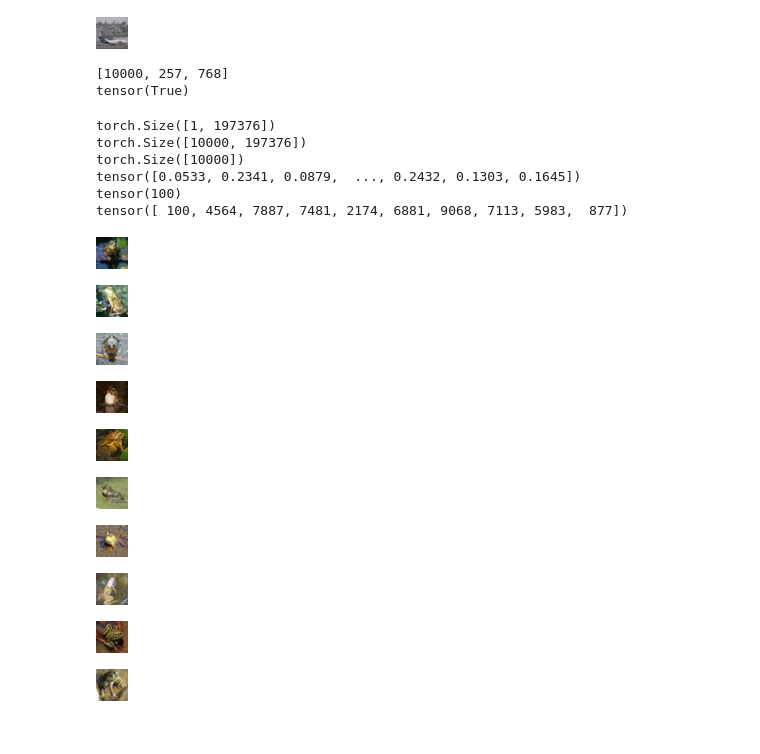
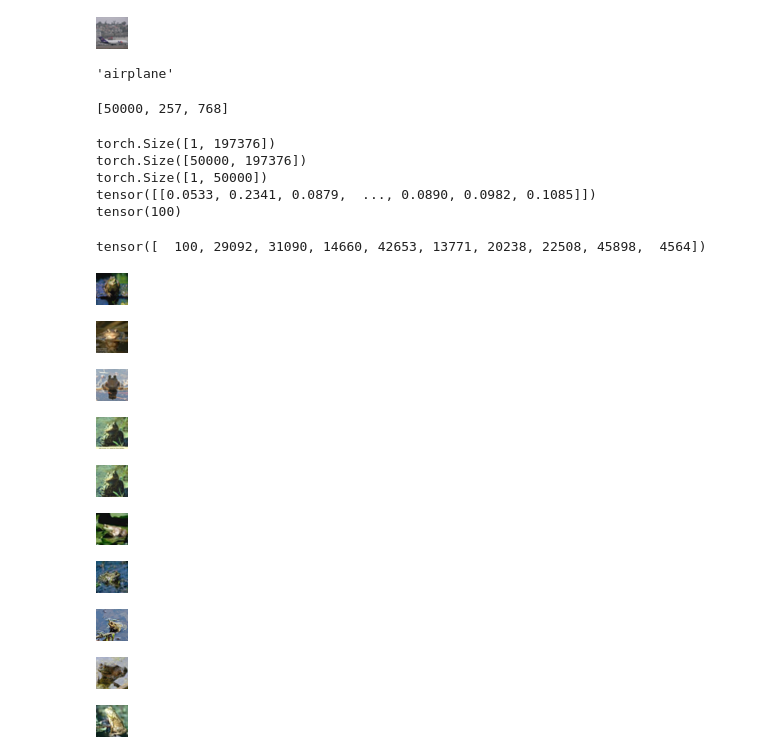
Before and after one commit to Naterjack/Data-Attribution-for-Stable-Diffusion, a Jupyter notebook: DINO_conversion.ipynb, the cells around one changed output. Drawn from its saved outputs; the diff is of its cells as text; code cells hidden in the pictures.

Commit message:
Fix conversion to use whole dataset

```diff
--- a/DINO_conversion.ipynb
+++ b/DINO_conversion.ipynb
@@ -19,11 +41,15 @@ dataset["image"][0]
 # %% [output]
 [figure]
+# %%
+dataset[0]["label_txt"]
+# %% [output]
+'airplane'
 # %%
 from transformers import AutoImageProcessor, Dinov2Model
 
 import torch
 
-image = dataset["image"][0]
+image = dataset[0]["image"]
 
 image_processor = AutoImageProcessor.from_pretrained("facebook/dinov2-base")
 
@@ -33,21 +59,22 @@ SAVE=False
 
 if SAVE:
 
-    last_hidden_states = torch.zeros(10000,257,768)
+    last_hidden_states = torch.zeros(50000,257,768)
 
     set_size = 1000
-    dataset_size = 10000
+    dataset_size = 50000
 
     for i in range(0,dataset_size//set_size):
         a=i*set_size
         b=(i+1)*set_size
 
-        input_set = image_processor(dataset["image"][a:b], return_tensors="pt")
+        input_set = image_processor(dataset[a:b]["image"], return_tensors="pt")
 
         with torch.no_grad():
             outputs = model(**input_set)
 
         last_hidden_states[a:b] = outputs.last_hidden_state
+        print(f"Completed {(i+1)*set_size} of {dataset_size} images")
 
     print(list(last_hidden_states.shape))
 
@@ -56,12 +83,11 @@ if SAVE:
 dino_cifar10 = torch.load("dino_cifar10.pt")
 print(list(dino_cifar10.shape))
 
-dino_cifar10 = dino_cifar10.reshape(10000,257*768)
+dino_cifar10 = dino_cifar10.reshape(50000,257*768)
 # %% [output]
-[10000, 257, 768]
-tensor(True)
+[50000, 257, 768]
 # %%
-image = dataset["image"][100]
+image = dataset[100]["image"]
 input_image = image_processor(image, return_tensors="pt")
 
 with torch.no_grad():
@@ -76,32 +102,41 @@ print(dino_cifar10.shape)
 
 cosine_similarity = torch.nn.CosineSimilarity(dim=1)
 
-c = cosine_similarity(last_hidden_state,dino_cifar10)
-#c = cosine_similarity(last_hidden_state,dino_cifar10[1])
+c = torch.zeros(1,50000)
+
+set_size = 1000
+dataset_size = 50000
+
+for i in range(0,dataset_size//set_size):
+    a=i*set_size
+    b=(i+1)*set_size
+
+    c[0,a:b] = cosine_similarity(last_hidden_state,dino_cifar10[a:b])
 
 print(c.shape)
 print(c)
 print(torch.argmax(c))
-
-best_matches = torch.topk(c,10).indices
-print(best_matches)
-
-for i in range(10):
-    display(dataset["image"][best_matches[i]])
 # %% [output]
 torch.Size([1, 197376])
-torch.Size([10000, 197376])
-torch.Size([10000])
-tensor([0.0533, 0.2341, 0.0879,  ..., 0.2432, 0.1303, 0.1645])
+torch.Size([50000, 197376])
+torch.Size([1, 50000])
+tensor([[0.0533, 0.2341, 0.0879,  ..., 0.0890, 0.0982, 0.1085]])
 tensor(100)
-tensor([ 100, 4564, 7887, 7481, 2174, 6881, 9068, 7113, 5983,  877])
-[figure, removed]
-[figure, removed]
-[figure, removed]
-[figure, removed]
-[figure, removed]
-[figure, removed]
-[figure, removed]
-[figure, removed]
-[figure, removed]
-[figure, removed]
+# %%
+best_matches = torch.flatten(torch.topk(c,10).indices)
+print(best_matches)
+
+for i in range(10):
+    display(dataset["image"][best_matches[i]])
+# %% [output]
+tensor([  100, 29092, 31090, 14660, 42653, 13771, 20238, 22508, 45898,  4564])
+[figure, added]
+[figure, added]
+[figure, added]
+[figure, added]
+[figure, added]
+[figure, added]
+[figure, added]
+[figure, added]
+[figure, added]
+[figure, added]
```
Also changed, not shown: parts of 3 cells of this notebook.
